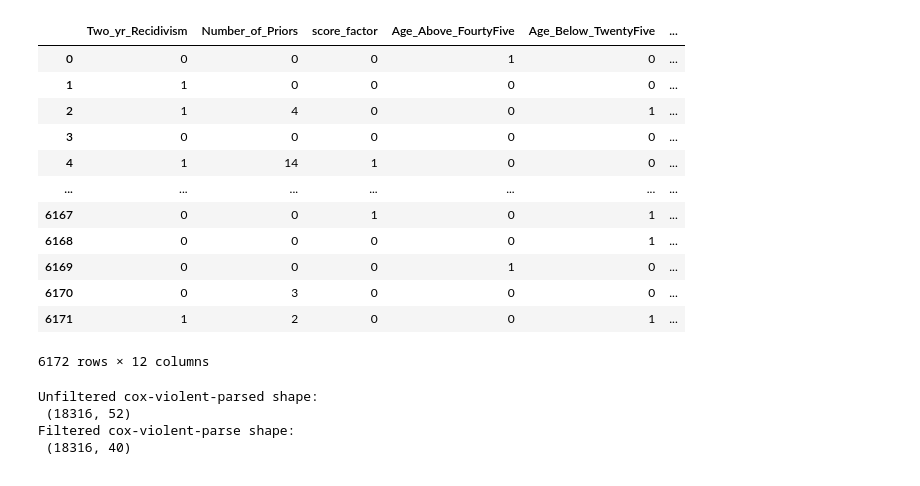
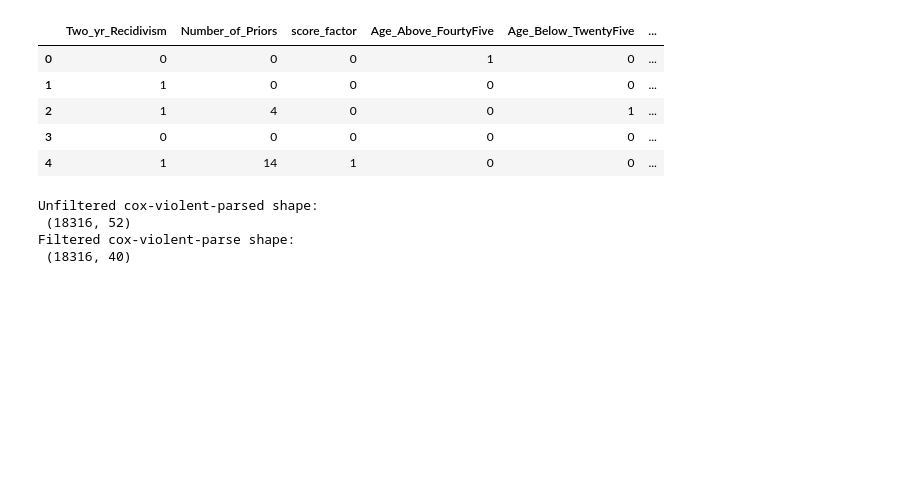
Before and after one commit to bernardoa-uchicago/Data259-Project, a Jupyter notebook: analysis.ipynb, the cells around one changed output. Saved outputs shown, nothing was run; the diff lists cells and outputs as text; code cells hidden in the pictures; blank space fills up the shorter version.

```diff
--- a/analysis.ipynb
+++ b/analysis.ipynb
@@ -58,20 +46,13 @@ cox_parsed
 # %%
 data_fairml = pd.read_csv("propublicaCompassRecividism_data_fairml.csv/propublica_data_for_fairml.csv")
-data_fairml
+data_fairml.head(5)
 # %% [output]
 |  | Two_yr_Recidivism | Number_of_Priors | score_factor | Age_Above_FourtyFive | Age_Below_TwentyFive | ... |
 | 0 | 0 | 0 | 0 | 1 | 0 | ... |
 | 1 | 1 | 0 | 0 | 0 | 0 | ... |
 | 2 | 1 | 4 | 0 | 0 | 1 | ... |
 | 3 | 0 | 0 | 0 | 0 | 0 | ... |
 | 4 | 1 | 14 | 1 | 0 | 0 | ... |
-| ... | ... | ... | ... | ... | ... | ... |
-| 6167 | 0 | 0 | 1 | 0 | 1 | ... |
-| 6168 | 0 | 0 | 0 | 0 | 1 | ... |
-| 6169 | 0 | 0 | 0 | 1 | 0 | ... |
-| 6170 | 0 | 3 | 0 | 0 | 0 | ... |
-| 6171 | 1 | 2 | 0 | 0 | 1 | ... |
-6172 rows × 12 columns
 # %%
 print("Unfiltered cox-violent-parsed shape:\n",cox_parsed.shape,"\nFiltered cox-violent-parse shape:\n",cox_filtered.shape,"\n")
 print("Discrepant Columns:")
```
Also changed, not shown: parts of 6 cells of this notebook.
